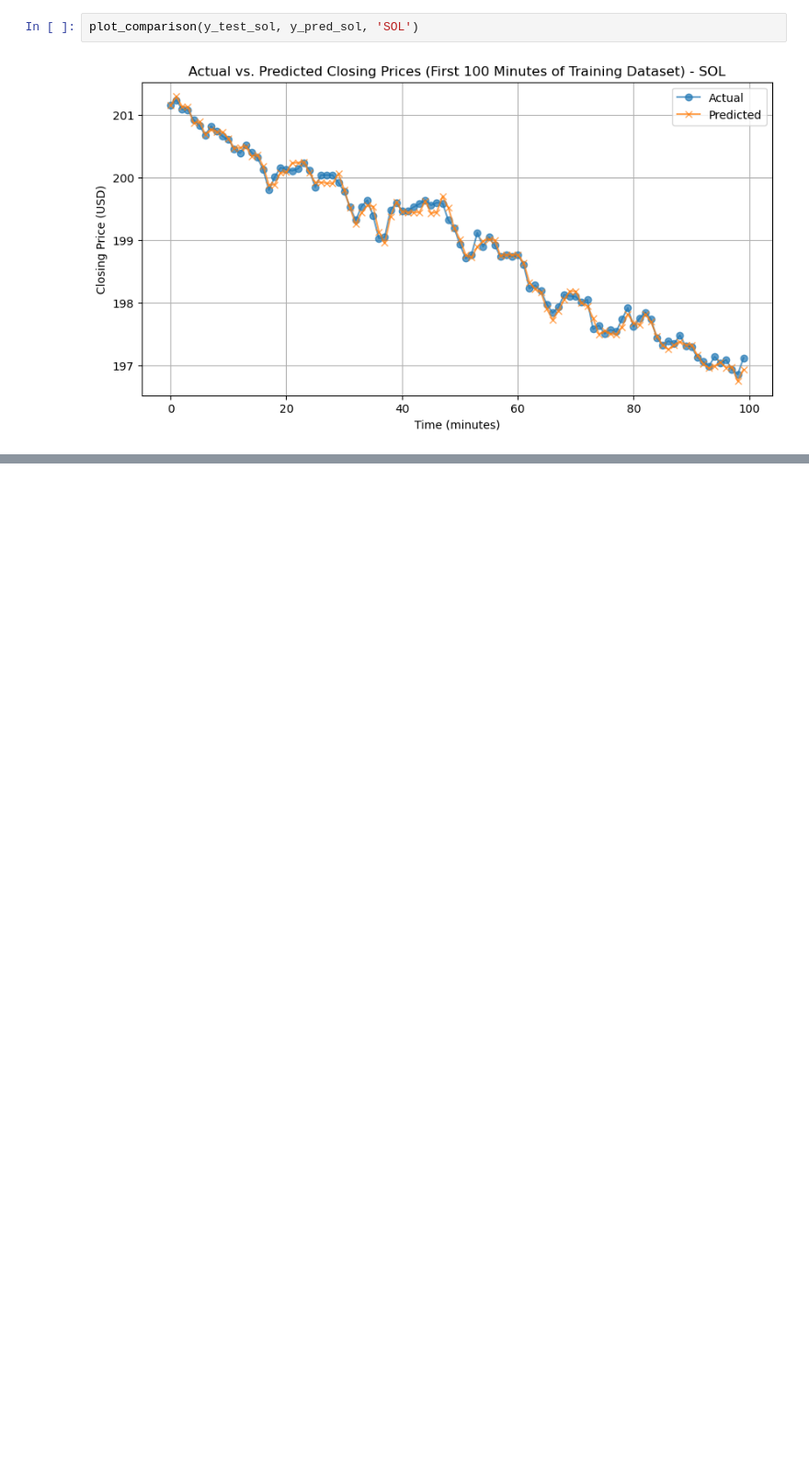
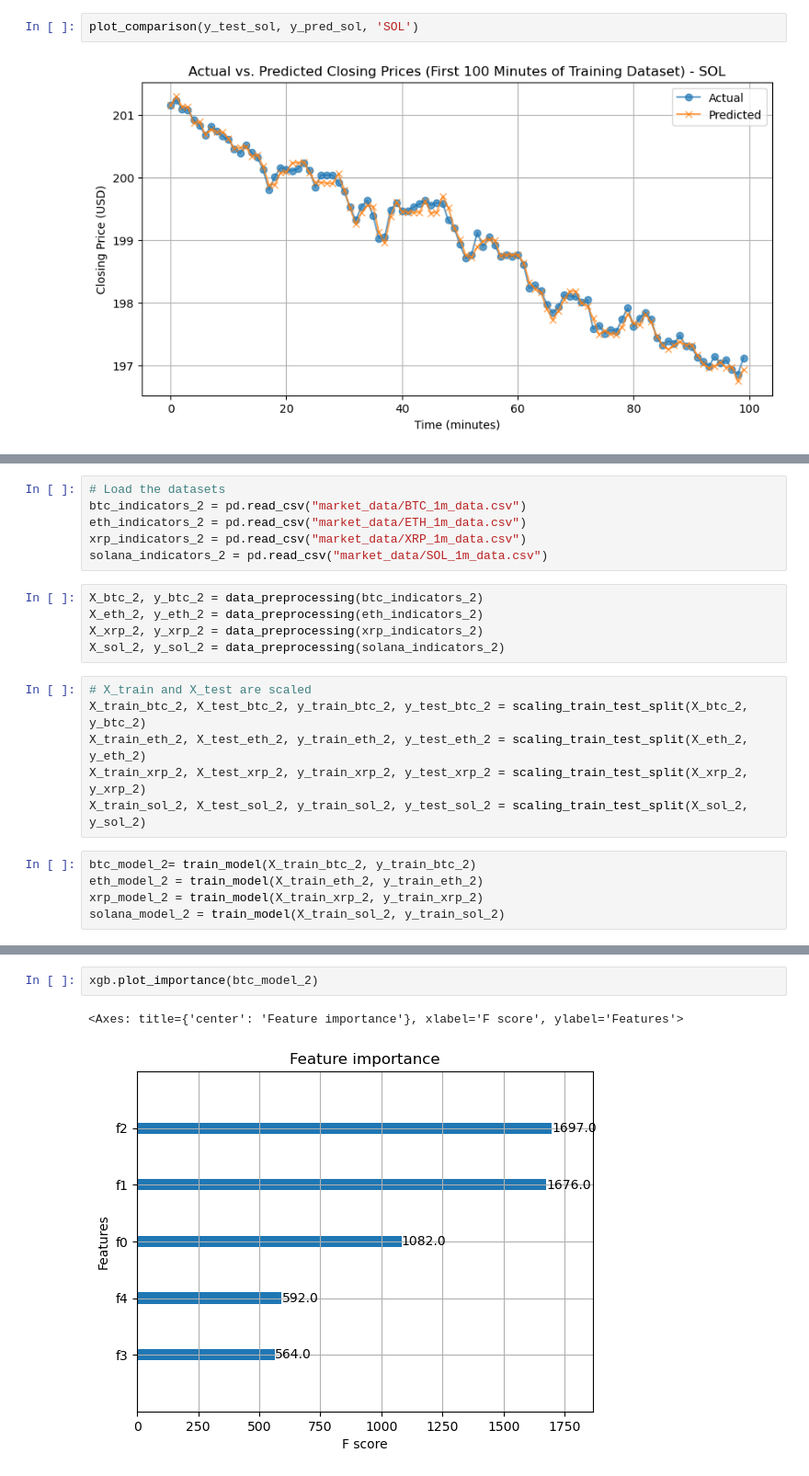
Before and after one commit to onepersonhere/4211-project, a Jupyter notebook: crypto/XGBoost_visualisations.ipynb, the cells around one changed output, grey strips where cells are left out. Shown at 92% size. Drawn from its saved outputs; the diff is of its cells as text; blank space fills up the shorter version.

```diff
--- a/crypto/XGBoost_visualisations.ipynb
+++ b/crypto/XGBoost_visualisations.ipynb
@@ -155,0 +195,22 @@ plot_comparison(y_test_sol, y_pred_sol, 'SOL')
+# %%
+# Load the datasets
+btc_indicators_2 = pd.read_csv("market_data/BTC_1m_data.csv")
+eth_indicators_2 = pd.read_csv("market_data/ETH_1m_data.csv")
+xrp_indicators_2 = pd.read_csv("market_data/XRP_1m_data.csv")
+solana_indicators_2 = pd.read_csv("market_data/SOL_1m_data.csv")
+# %%
+X_btc_2, y_btc_2 = data_preprocessing(btc_indicators_2)
+X_eth_2, y_eth_2 = data_preprocessing(eth_indicators_2)
+X_xrp_2, y_xrp_2 = data_preprocessing(xrp_indicators_2)
+X_sol_2, y_sol_2 = data_preprocessing(solana_indicators_2)
+# %%
+# X_train and X_test are scaled
+X_train_btc_2, X_test_btc_2, y_train_btc_2, y_test_btc_2 = scaling_train_test_split(X_btc_2, y_btc_2)
+X_train_eth_2, X_test_eth_2, y_train_eth_2, y_test_eth_2 = scaling_train_test_split(X_eth_2, y_eth_2)
+X_train_xrp_2, X_test_xrp_2, y_train_xrp_2, y_test_xrp_2 = scaling_train_test_split(X_xrp_2, y_xrp_2)
+X_train_sol_2, X_test_sol_2, y_train_sol_2, y_test_sol_2 = scaling_train_test_split(X_sol_2, y_sol_2)
+# %%
+btc_model_2= train_model(X_train_btc_2, y_train_btc_2)
+eth_model_2 = train_model(X_train_eth_2, y_train_eth_2)
+xrp_model_2 = train_model(X_train_xrp_2, y_train_xrp_2)
+solana_model_2 = train_model(X_train_sol_2, y_train_sol_2)
@@ -155,0 +241,5 @@ plot_comparison(y_test_sol, y_pred_sol, 'SOL')
+# %%
+xgb.plot_importance(btc_model_2)
+# %% [output]
+<Axes: title={'center': 'Feature importance'}, xlabel='F score', ylabel='Features'>
+[figure, added]
```
Also changed, not shown: parts of 16 cells of this notebook, 1 other file.
